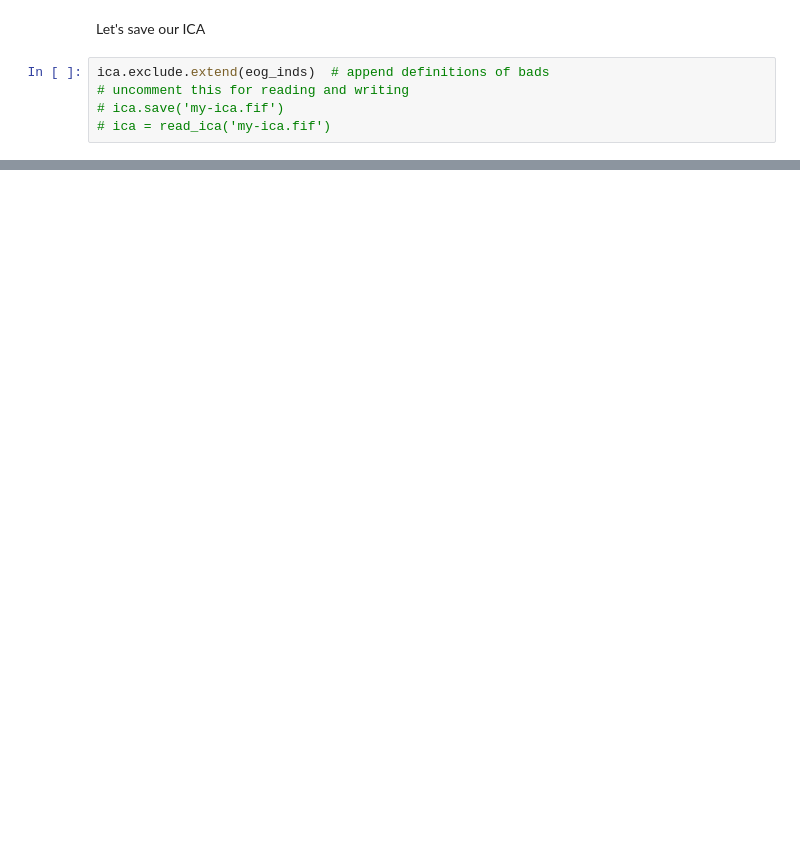
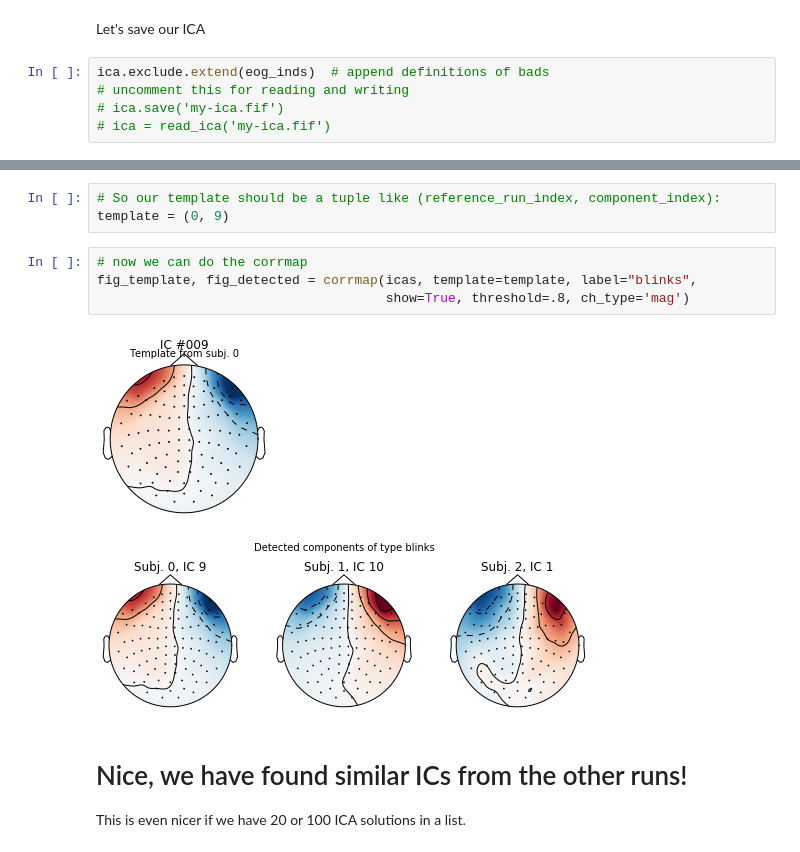
Before and after one commit to mne-tools/mne-python-notebooks, a Jupyter notebook: 2-MNE_ica_demo.ipynb, the cells around one changed output, grey strips where cells are left out. Cells and saved outputs as stored; diff of their text form; blank space fills up the shorter version.

Commit message:
add ICA demo -- corrmap

```diff
--- a/2-MNE_ica_demo.ipynb
+++ b/2-MNE_ica_demo.ipynb
@@ -186,0 +173,14 @@ ica.exclude.extend(eog_inds)  # append definitions of bads
+# %%
+# So our template should be a tuple like (reference_run_index, component_index):
+template = (0, 9)
+# %%
+# now we can do the corrmap
+fig_template, fig_detected = corrmap(icas, template=template, label="blinks",
+                                     show=True, threshold=.8, ch_type='mag')
+# %% [output]
+[figure, added]
+[figure, added]
+# %% [markdown]
+# Nice, we have found similar ICs from the other runs!
+
+This is even nicer if we have 20 or 100 ICA solutions in a list.
```
Also changed, not shown: parts of 20 cells of this notebook.
